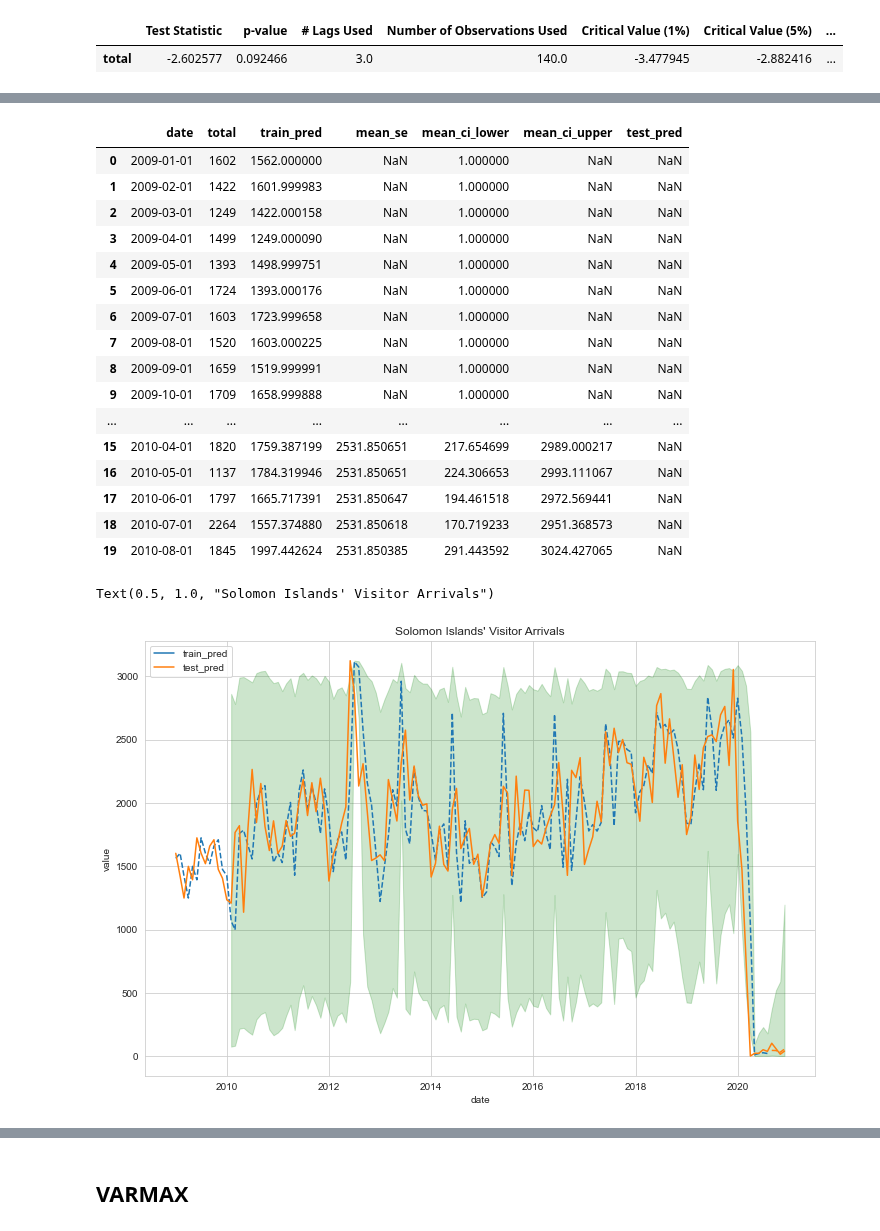
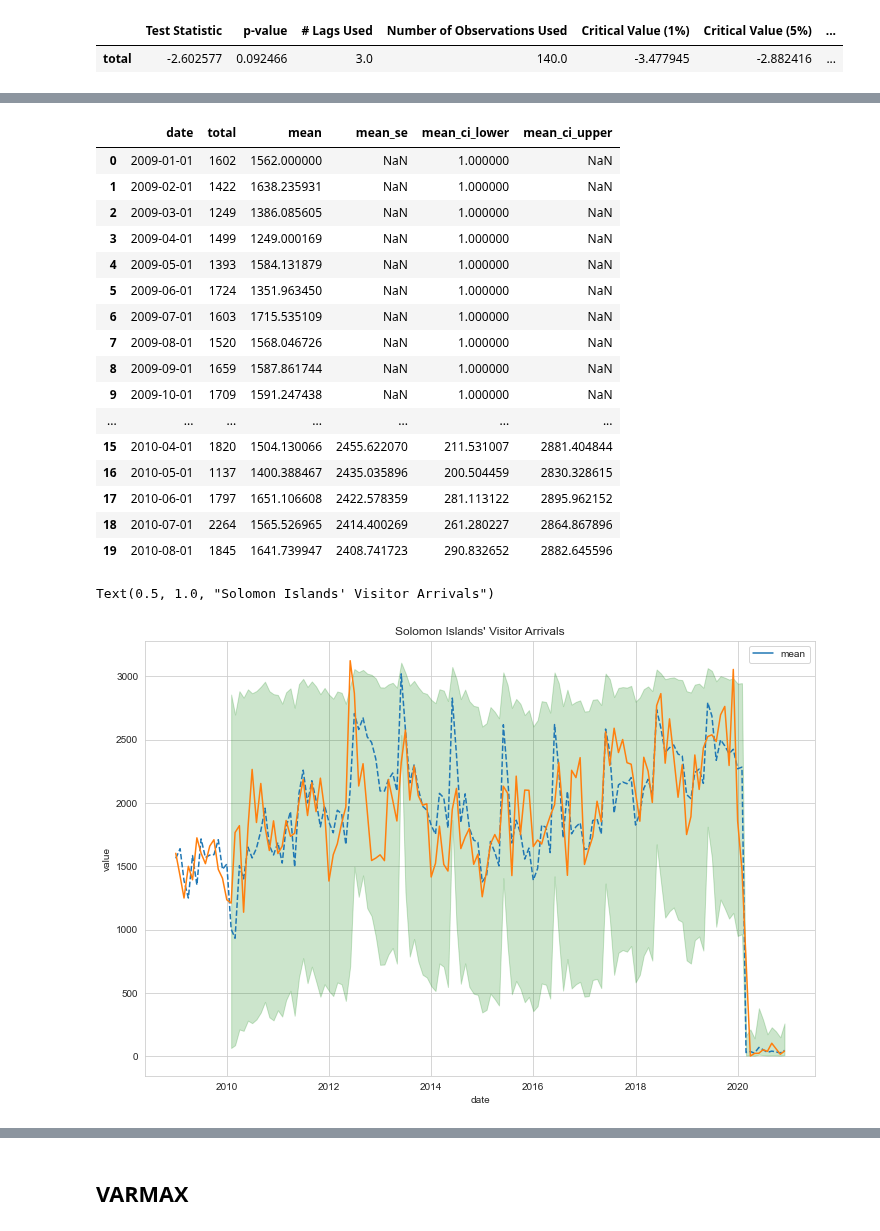
Before and after one commit to worldbank/pacific-observatory, a Jupyter notebook: scripts/notebooks/Tourism/modelling/solomon_islands.ipynb, the cells around one changed output, grey strips where cells are left out. Saved outputs shown, nothing was run; the diff lists cells and outputs as text; code cells hidden in the pictures.

```diff
--- a/scripts/notebooks/Tourism/modelling/solomon_islands.ipynb
+++ b/scripts/notebooks/Tourism/modelling/solomon_islands.ipynb
@@ -81,10 +81,10 @@ solomon_si = solomon_si.groupby(["year", "month"]).mean().reset_index()
 solomon_si["date"] = [str(year) + "-" + str(month)
                       for year, month in zip(solomon_si.year, solomon_si.month)]
 solomon_si["date"] = pd.to_datetime(solomon_si["date"])
+solomon_si["covid"] = (solomon_si.date >= "2020-03-01").astype(int)
 solomon_si = solomon_si.drop(["year", "month"], axis=1)
 # %%
 solomon = (solomon.merge(solomon_si, how="left", on="date")
-           .rename({"stringency_index": "covid"}, axis=1)
            .fillna(0))
 solomon.head(5)
 # %% [output]
@@ -126,6 +143,6 @@ get_adf_df(solomon, ["total"])
 | total | -2.602577 | 0.092466 | 3.0 | 140.0 | -3.477945 | -2.882416 | ... |
 # %%
 sb = SARIMAXPipeline(data=solomon, y_var="total",
-                     exog_var=["covid", "solomon_islands_travel"], transform_method="scaledlogit",
-                     training_ratio=0.975)
+                     exog_var=["covid", "stringency_index", "solomon_islands_travel"], transform_method="scaledlogit",
+                     training_ratio=1)
 # %% [output]
@@ -438,7 +301,7 @@ sb_comp
 # %%
 best_ss = sb_msres[1][0]
-best_ss_mod = sb.get_prediction_df(
-    best_ss, 4, sb.exog[-sb.test_size:])
+best_ss_mod = best_ss.get_prediction().summary_frame()
+best_ss_mod.columns.name = None
 lower = solomon["total"].min() - 1
 upper = solomon["total"].max() + 1
 
@@ -450,33 +313,33 @@ for col_idx, col in enumerate(best_ss_mod.columns):
 best_ss_mod = pd.concat([solomon[["date", "total"]], best_ss_mod], axis=1)
 best_ss_mod.head(20)
 # %% [output]
-|  | date | total | train_pred | mean_se | mean_ci_lower | mean_ci_upper | test_pred |
-| 0 | 2009-01-01 | 1602 | 1562.000000 | NaN | 1.000000 | NaN | NaN |
-| 1 | 2009-02-01 | 1422 | 1601.999983 | NaN | 1.000000 | NaN | NaN |
-| 2 | 2009-03-01 | 1249 | 1422.000158 | NaN | 1.000000 | NaN | NaN |
-| 3 | 2009-04-01 | 1499 | 1249.000090 | NaN | 1.000000 | NaN | NaN |
-| 4 | 2009-05-01 | 1393 | 1498.999751 | NaN | 1.000000 | NaN | NaN |
-| 5 | 2009-06-01 | 1724 | 1393.000176 | NaN | 1.000000 | NaN | NaN |
-| 6 | 2009-07-01 | 1603 | 1723.999658 | NaN | 1.000000 | NaN | NaN |
-| 7 | 2009-08-01 | 1520 | 1603.000225 | NaN | 1.000000 | NaN | NaN |
-| 8 | 2009-09-01 | 1659 | 1519.999991 | NaN | 1.000000 | NaN | NaN |
-| 9 | 2009-10-01 | 1709 | 1658.999888 | NaN | 1.000000 | NaN | NaN |
-| ... | ... | ... | ... | ... | ... | ... | ... |
-| 15 | 2010-04-01 | 1820 | 1759.387199 | 2531.850651 | 217.654699 | 2989.000217 | NaN |
-| 16 | 2010-05-01 | 1137 | 1784.319946 | 2531.850651 | 224.306653 | 2993.111067 | NaN |
-| 17 | 2010-06-01 | 1797 | 1665.717391 | 2531.850647 | 194.461518 | 2972.569441 | NaN |
-| 18 | 2010-07-01 | 2264 | 1557.374880 | 2531.850618 | 170.719233 | 2951.368573 | NaN |
-| 19 | 2010-08-01 | 1845 | 1997.442624 | 2531.850385 | 291.443592 | 3024.427065 | NaN |
+|  | date | total | mean | mean_se | mean_ci_lower | mean_ci_upper |
+| 0 | 2009-01-01 | 1602 | 1562.000000 | NaN | 1.000000 | NaN |
+| 1 | 2009-02-01 | 1422 | 1638.235931 | NaN | 1.000000 | NaN |
+| 2 | 2009-03-01 | 1249 | 1386.085605 | NaN | 1.000000 | NaN |
+| 3 | 2009-04-01 | 1499 | 1249.000169 | NaN | 1.000000 | NaN |
+| 4 | 2009-05-01 | 1393 | 1584.131879 | NaN | 1.000000 | NaN |
+| 5 | 2009-06-01 | 1724 | 1351.963450 | NaN | 1.000000 | NaN |
+| 6 | 2009-07-01 | 1603 | 1715.535109 | NaN | 1.000000 | NaN |
+| 7 | 2009-08-01 | 1520 | 1568.046726 | NaN | 1.000000 | NaN |
+| 8 | 2009-09-01 | 1659 | 1587.861744 | NaN | 1.000000 | NaN |
+| 9 | 2009-10-01 | 1709 | 1591.247438 | NaN | 1.000000 | NaN |
+| ... | ... | ... | ... | ... | ... | ... |
+| 15 | 2010-04-01 | 1820 | 1504.130066 | 2455.622070 | 211.531007 | 2881.404844 |
+| 16 | 2010-05-01 | 1137 | 1400.388467 | 2435.035896 | 200.504459 | 2830.328615 |
+| 17 | 2010-06-01 | 1797 | 1651.106608 | 2422.578359 | 281.113122 | 2895.962152 |
+| 18 | 2010-07-01 | 2264 | 1565.526965 | 2414.400269 | 261.280227 | 2864.867896 |
+| 19 | 2010-08-01 | 1845 | 1641.739947 | 2408.741723 | 290.832652 | 2882.645596 |
 # %%
-viz_df = best_ss_mod[["date", "train_pred", "test_pred"]].melt(id_vars=["date"])
+viz_df = best_ss_mod[["date", "mean"]].melt(id_vars=["date"])
 viz_df["date"] = pd.to_datetime(viz_df["date"])
 
 sns.set_style("whitegrid")
 fig, ax = plt.subplots(figsize=(12, 8))
 sns.lineplot(data=viz_df, x="date", y="value", hue="variable", linestyle="--")
 sns.lineplot(data=best_ss_mod, x="date", y="total")
 ax.fill_between(data=best_ss_mod, x="date", y1="mean_ci_lower", y2="mean_ci_upper", alpha=0.2, color="green")
 plt.title("Solomon Islands' Visitor Arrivals")
 # %% [output]
 Text(0.5, 1.0, "Solomon Islands' Visitor Arrivals")
-[figure, old version]
+[figure, new version]
```
Also changed, not shown: parts of 35 cells of this notebook, 6 other files.
